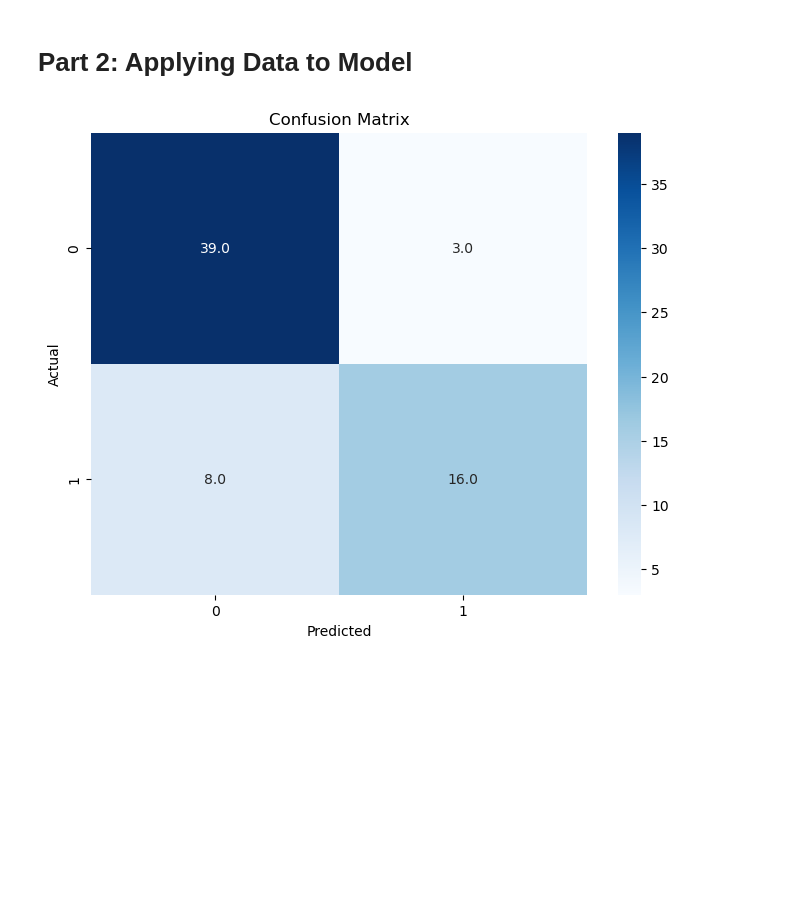
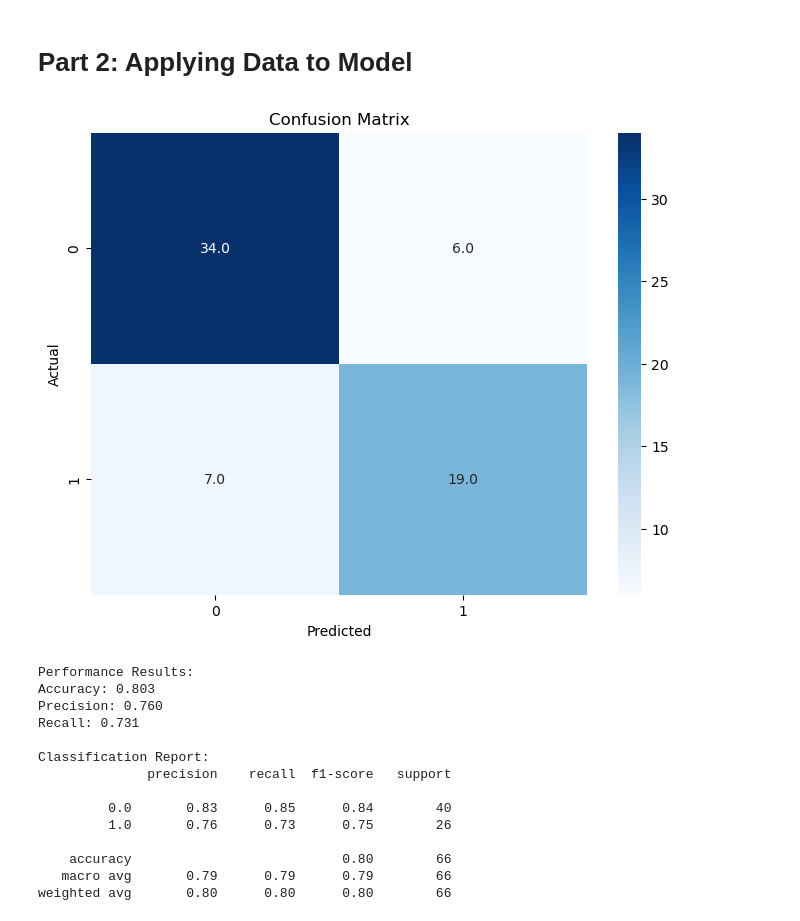
Before and after one commit to kyuhmi/4210-ml-project, a Jupyter notebook: heart_disease.ipynb, the cells around one changed output. Drawn from its saved outputs; the diff is of its cells as text; code cells hidden in the pictures; blank space fills up the shorter version.

```diff
--- a/heart_disease.ipynb
+++ b/heart_disease.ipynb
@@ -267,32 +265,57 @@ target_var_name = 'HeartDisease'
 y = encoded_data[target_var_name]
 X = encoded_data.drop(target_var_name, axis=1)
 
-X_train, X_test_val, y_train, y_test_val = train_test_split(X, y, test_size=0.4, random_state=321)
-
-# further split up our test / val dataset into something smaller...
-X_test, X_val, y_test, y_val = train_test_split(X_test_val, y_test_val, test_size=0.5, random_state=123)
+X_train, X_test, y_train, y_test = train_test_split(X, y, test_size=0.2, random_state=37)
 # %%
 # logistic regression
 from sklearn.linear_model import LogisticRegression
-from sklearn.metrics import confusion_matrix
+from sklearn.metrics import confusion_matrix, accuracy_score, precision_score, recall_score, classification_report
 
 # train model
 logreg = LogisticRegression(max_iter=1000000)
 logreg.fit(X_train, y_train)
 
-y_test_pred = logreg.predict(X_test)
+y_pred = logreg.predict(X_test)
 
 # evaluate performance so far...
 # TODO: verify if axis labels are correct
 def show_confusion_mtx(cm):
     plt.figure(figsize=(8, 6))
     sns.heatmap(cm, annot=True, cmap="Blues", fmt=".1f")
     plt.xlabel("Predicted")
     plt.ylabel("Actual")
     plt.title("Confusion Matrix")
     plt.show()
 
-cm = confusion_matrix(y_test, y_test_pred)
+cm = confusion_matrix(y_test, y_pred)
 show_confusion_mtx(cm)
+
+accuracy = accuracy_score(y_test, y_pred)
+precision = precision_score(y_test, y_pred)
+recall = recall_score(y_test, y_pred)
+
+print("Performance Results:")
+print(f"Accuracy: {accuracy:.3f}")
+print(f"Precision: {precision:.3f}")
+print(f"Recall: {recall:.3f}")
+print()
+
+# more detailed data
+print("Classification Report:")
+print(classification_report(y_test, y_pred))
 # %% [output]
-[figure, old version]
+[figure, new version]
+Performance Results:
+Accuracy: 0.803
+Precision: 0.760
+Recall: 0.731
+
+Classification Report:
+              precision    recall  f1-score   support
+
+         0.0       0.83      0.85      0.84        40
+         1.0       0.76      0.73      0.75        26
+
+    accuracy                           0.80        66
+   macro avg       0.79      0.79      0.79        66
+weighted avg       0.80      0.80      0.80        66
```
Also changed, not shown: parts of 3 cells of this notebook.
